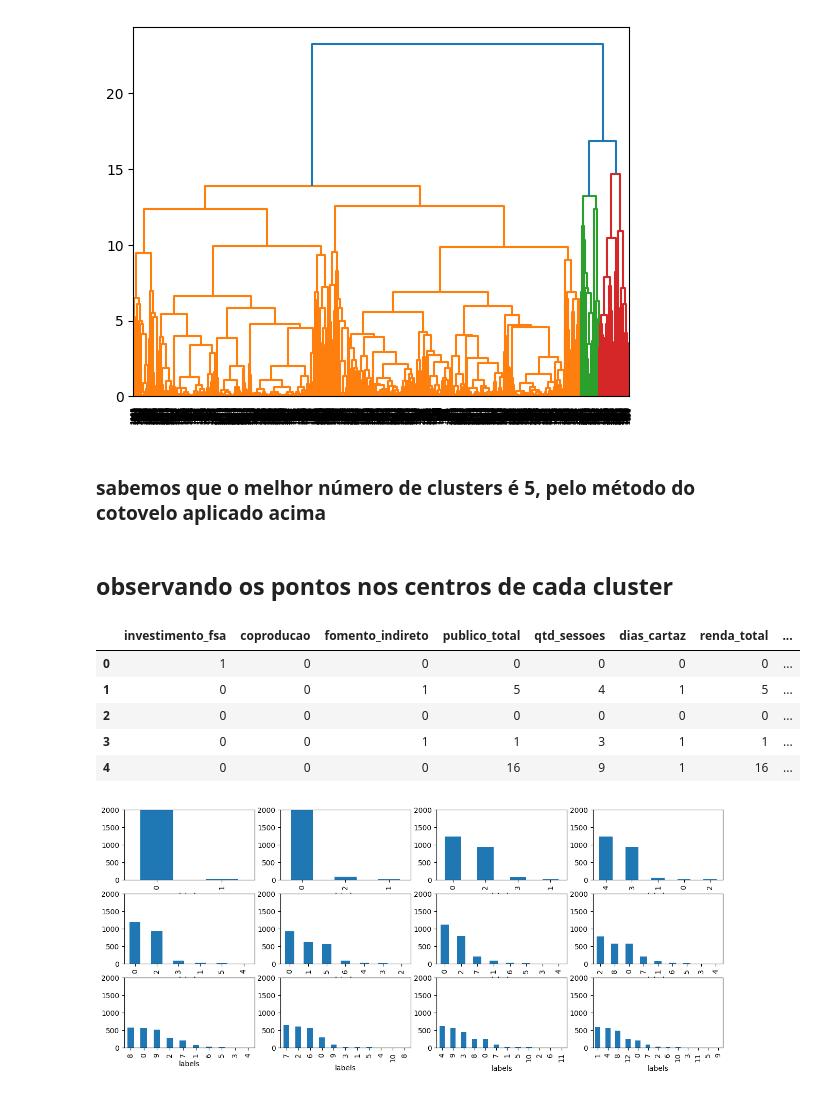
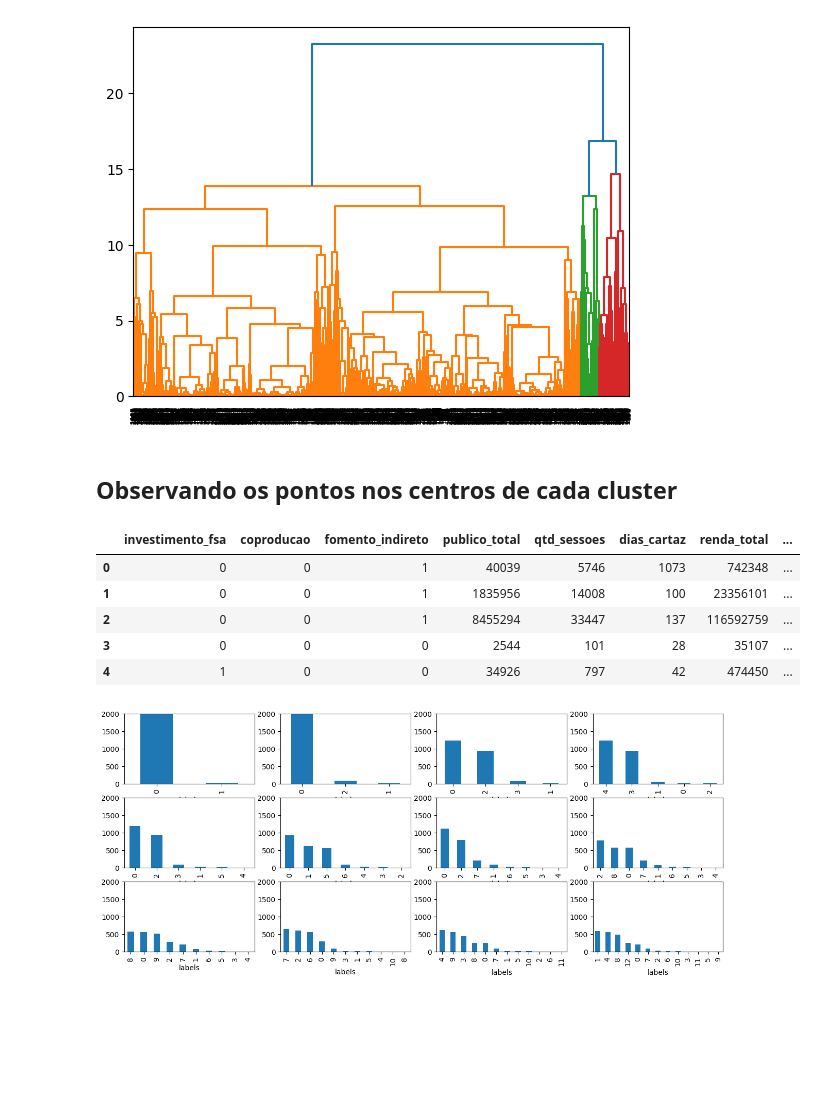
Before and after one commit to JamesIslan/analise-dados-ancine, a Jupyter notebook: src/analise/cluster-obras.ipynb, the cells around one changed output. Cells and saved outputs as stored; diff of their text form; code cells hidden in the pictures; blank space fills up the shorter version.

```diff
--- a/src/analise/cluster-obras.ipynb
+++ b/src/analise/cluster-obras.ipynb
@@ -165,24 +83,23 @@ dendrogram_ = dendrogram(mergings,
 )
 # %% [output]
 [figure]
-# %% [markdown]
-### sabemos que o melhor número de clusters é 5, pelo método do cotovelo aplicado acima
 # %% [markdown]
-## observando os pontos nos centros de cada cluster
+## Observando os pontos nos centros de cada cluster
 # %%
-km = KMeans(n_clusters=6, random_state=0, n_init=10, init='k-means++')
+km = KMeans(n_clusters=5, random_state=0, n_init=10, init='k-means++')
 km.fit(obras)
 centers = km.cluster_centers_
-centroids = pd.DataFrame(centers.round().astype(int))
-centroids.columns = obras.keys().values
-centroids.head()
+df_centros = pd.DataFrame(centers, columns=df_obras.columns)
+df_centros[cols_numericas] = scaler.inverse_transform(df_centros[cols_numericas])
+df_centros['cluster'] = range(len(df_centros))
+display(df_centros.round().astype(int))
 # %% [output]
 |  | investimento_fsa | coproducao | fomento_indireto | publico_total | qtd_sessoes | dias_cartaz | renda_total | ... |
-| 0 | 1 | 0 | 0 | 0 | 0 | 0 | 0 | ... |
-| 1 | 0 | 0 | 1 | 5 | 4 | 1 | 5 | ... |
-| 2 | 0 | 0 | 0 | 0 | 0 | 0 | 0 | ... |
-| 3 | 0 | 0 | 1 | 1 | 3 | 1 | 1 | ... |
-| 4 | 0 | 0 | 0 | 16 | 9 | 1 | 16 | ... |
+| 0 | 0 | 0 | 1 | 40039 | 5746 | 1073 | 742348 | ... |
+| 1 | 0 | 0 | 1 | 1835956 | 14008 | 100 | 23356101 | ... |
+| 2 | 0 | 0 | 1 | 8455294 | 33447 | 137 | 116592759 | ... |
+| 3 | 0 | 0 | 0 | 2544 | 101 | 28 | 35107 | ... |
+| 4 | 1 | 0 | 0 | 34926 | 797 | 42 | 474450 | ... |
 # %%
 # configuração do gráfico que vai ser gerado
 fig, axs = plt.subplots(3,4, figsize=(15, 6), facecolor='w', edgecolor='k')
```
Also changed, not shown: parts of 23 cells of this notebook.
